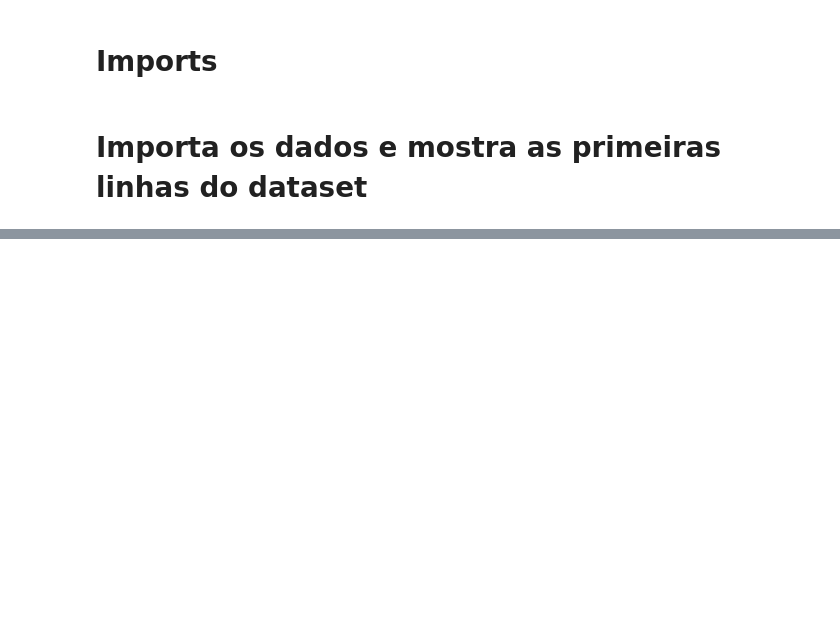
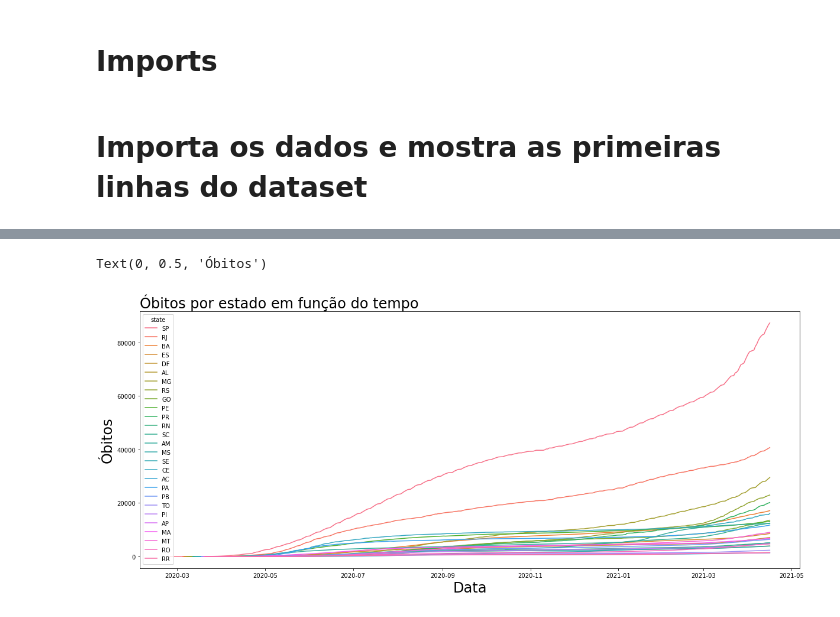
Before and after one commit to joaoarthursilva/covid-19-analise, a Jupyter notebook: COVID-19 - Análise.ipynb, the cells around one changed output, grey strips where cells are left out. Saved outputs shown, nothing was run; the diff lists cells and outputs as text; code cells hidden in the pictures; blank space fills up the shorter version.

```diff
--- a/COVID-19 - Análise.ipynb
+++ b/COVID-19 - Análise.ipynb
@@ -25,6 +26,12 @@ df_total.head()
 # %%
-df = df_total[df_total['estado'] != 'TOTAL'] # Limpa as informações que não especificam estado
-df['data'] = pd.to_datetime(df_total['data']).dt.date # Força as datas para o formato datetime
+df = df_total[df_total['state'] != 'TOTAL'] # Limpa as informações que não especificam estado
+df['date'] = pd.to_datetime(df_total['date']).dt.date # Força as datas para o formato datetime
 # %%
 plt.figure(figsize=(20,8)) # cria uma figura 20x8
-fig = sns.lineplot(x='data', y='obitos', hue='estado') # plota óbitos em função do tempo
+fig = sns.lineplot(x='date', y='deaths', hue='state', data=df) # plota óbitos em função do tempo
+fig.set_title('Óbitos por estado em função do tempo', loc='left', fontsize=24)
+fig.set_xlabel('Data', fontsize=24)
+fig.set_ylabel('Óbitos', fontsize=24)
+# %% [output]
+Text(0, 0.5, 'Óbitos')
+[figure, added]
```
Also changed, not shown: parts of 3 cells of this notebook, 1 other file.
